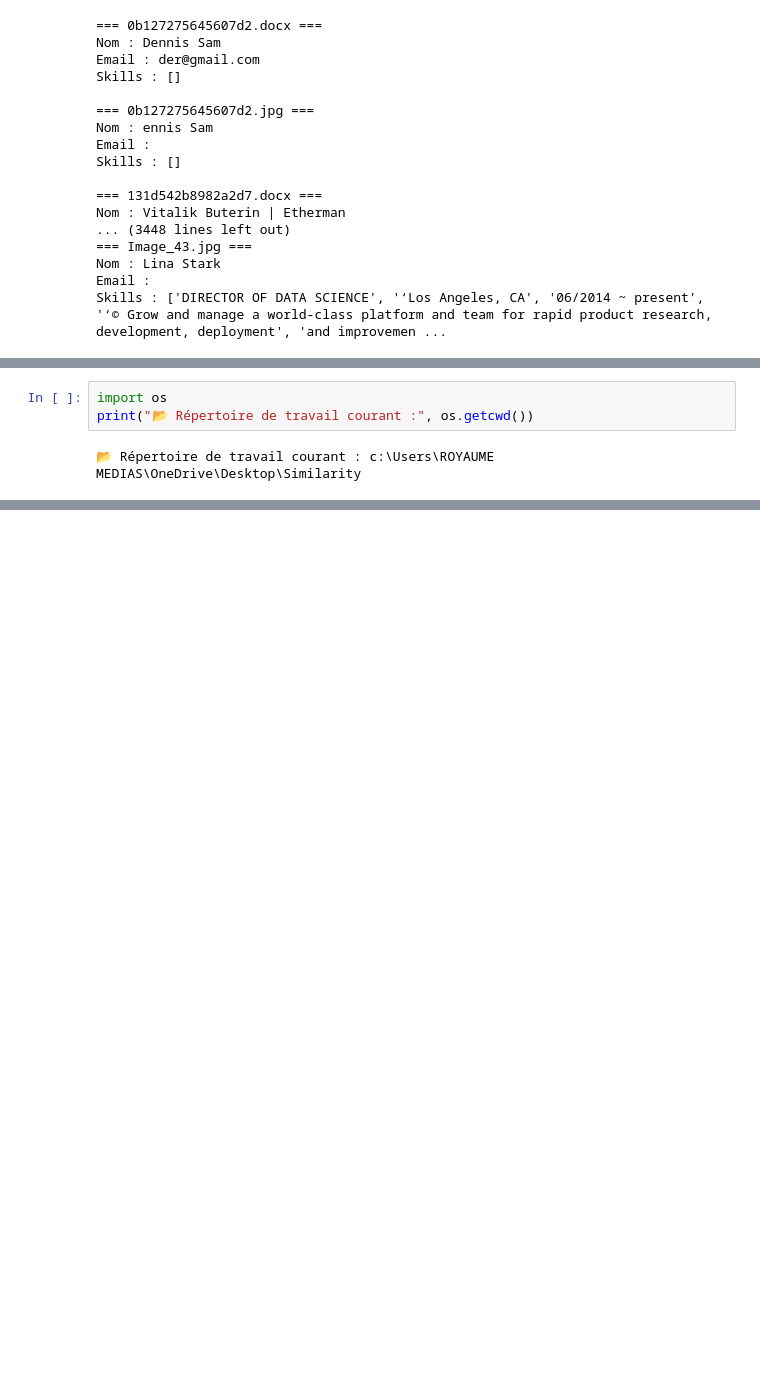
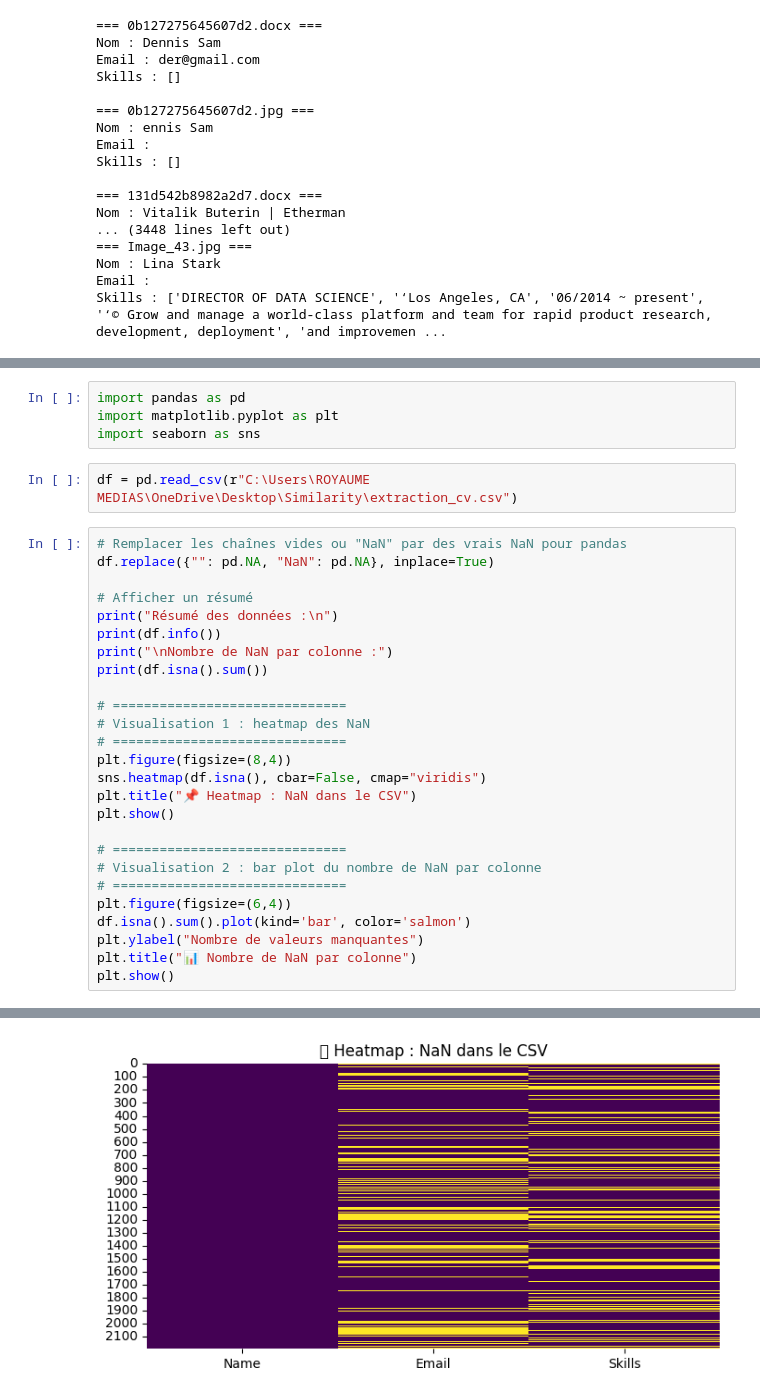
Before and after one commit to ChaimaTlili24/Match_CV_With_JobDescription, a Jupyter notebook: Untitled-2.ipynb, the cells around one changed output, grey strips where cells are left out. Cells and saved outputs as stored; diff of their text form; blank space fills up the shorter version.

```diff
--- a/Untitled-2.ipynb
+++ b/Untitled-2.ipynb
@@ -326,5 +192,33 @@ KeyboardInterrupt:
-# %%
-import os
-print("📂 Répertoire de travail courant :", os.getcwd())
-# %% [output]
-📂 Répertoire de travail courant : c:\Users\ROYAUME MEDIAS\OneDrive\Desktop\Similarity
+# %%
+import pandas as pd
+import matplotlib.pyplot as plt
+import seaborn as sns
+# %%
+df = pd.read_csv(r"C:\Users\ROYAUME MEDIAS\OneDrive\Desktop\Similarity\extraction_cv.csv")
+# %%
+# Remplacer les chaînes vides ou "NaN" par des vrais NaN pour pandas
+df.replace({"": pd.NA, "NaN": pd.NA}, inplace=True)
+
+# Afficher un résumé
+print("Résumé des données :\n")
+print(df.info())
+print("\nNombre de NaN par colonne :")
+print(df.isna().sum())
+
+# ==============================
+# Visualisation 1 : heatmap des NaN
+# ==============================
+plt.figure(figsize=(8,4))
+sns.heatmap(df.isna(), cbar=False, cmap="viridis")
+plt.title("📌 Heatmap : NaN dans le CSV")
+plt.show()
+
+# ==============================
+# Visualisation 2 : bar plot du nombre de NaN par colonne
+# ==============================
+plt.figure(figsize=(6,4))
+df.isna().sum().plot(kind='bar', color='salmon')
+plt.ylabel("Nombre de valeurs manquantes")
+plt.title("📊 Nombre de NaN par colonne")
+plt.show()
+# %% [output]
@@ -330,0 +244 @@ print("📂 Répertoire de travail courant :", os.getcwd())
+[figure, added]
```
Also changed, not shown: parts of 7 cells of this notebook, 4 other files.
